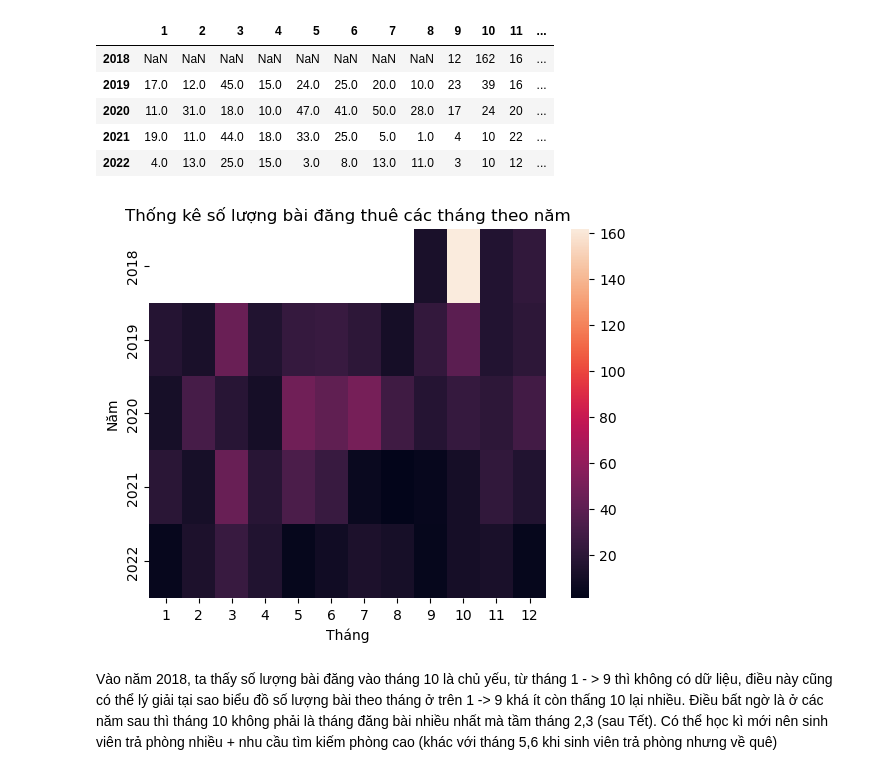
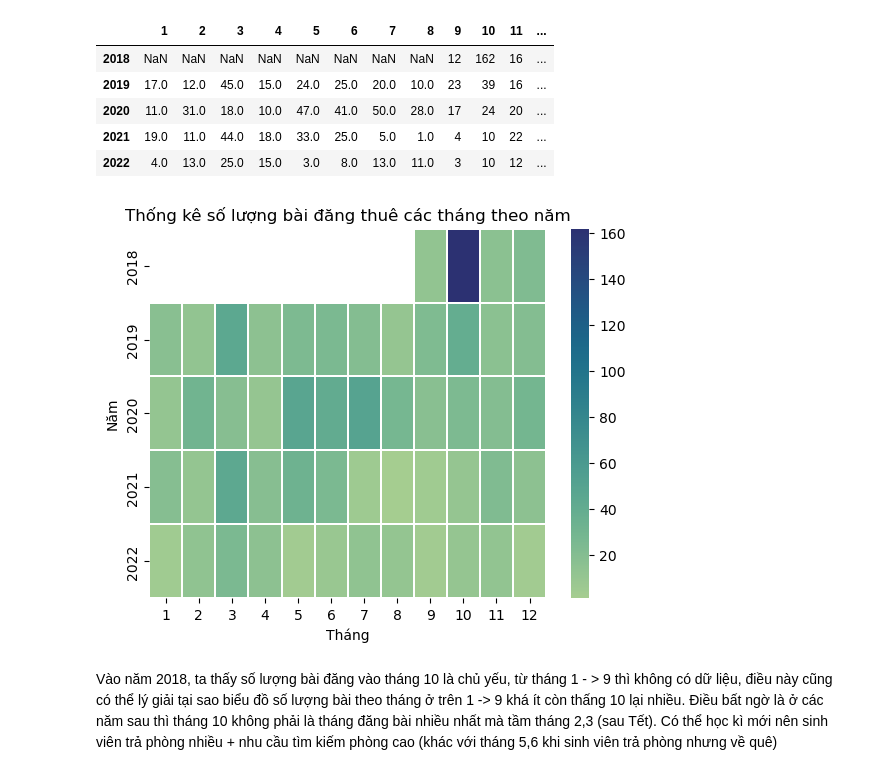
Before and after one commit to laitoanthang/HCM-House-Predict, a Jupyter notebook: Data Science Process/Question/wonder.ipynb, the cells around one changed output. Saved outputs shown, nothing was run; the diff lists cells and outputs as text; code cells hidden in the pictures.

Commit message:
heatmap cmap

```diff
--- a/Data Science Process/Question/wonder.ipynb
+++ b/Data Science Process/Question/wonder.ipynb
@@ -516,12 +516,12 @@ df_year_month
 | 2021 | 19.0 | 11.0 | 44.0 | 18.0 | 33.0 | 25.0 | 5.0 | 1.0 | 4 | 10 | 22 | ... |
 | 2022 | 4.0 | 13.0 | 25.0 | 15.0 | 3.0 | 8.0 | 13.0 | 11.0 | 3 | 10 | 12 | ... |
 # %%
-sns.heatmap(df_year_month)
+sns.heatmap(df_year_month, linewidth=.25, cmap="crest")
 plt.xlabel('Tháng')
 plt.ylabel('Năm')
 plt.title('Thống kê số lượng bài đăng thuê các tháng theo năm')
 plt.show()
 # %% [output]
-[figure, old version]
+[figure, new version]
 # %% [markdown]
 Vào năm 2018, ta thấy số lượng bài đăng vào tháng 10 là chủ yếu, từ tháng 1 - > 9 thì không có dữ liệu, điều này cũng có thể lý giải tại sao biểu đồ số lượng bài theo tháng ở trên 1 -> 9 khá ít còn thấng 10 lại nhiều. Điều bất ngờ là ở các năm sau thì tháng 10 không phải là tháng đăng bài nhiều nhất mà tầm tháng 2,3 (sau Tết). Có thể học kì mới nên sinh viên trả phòng nhiều + nhu cầu tìm kiếm phòng cao (khác với tháng 5,6 khi sinh viên trả phòng nhưng về quê)
```
